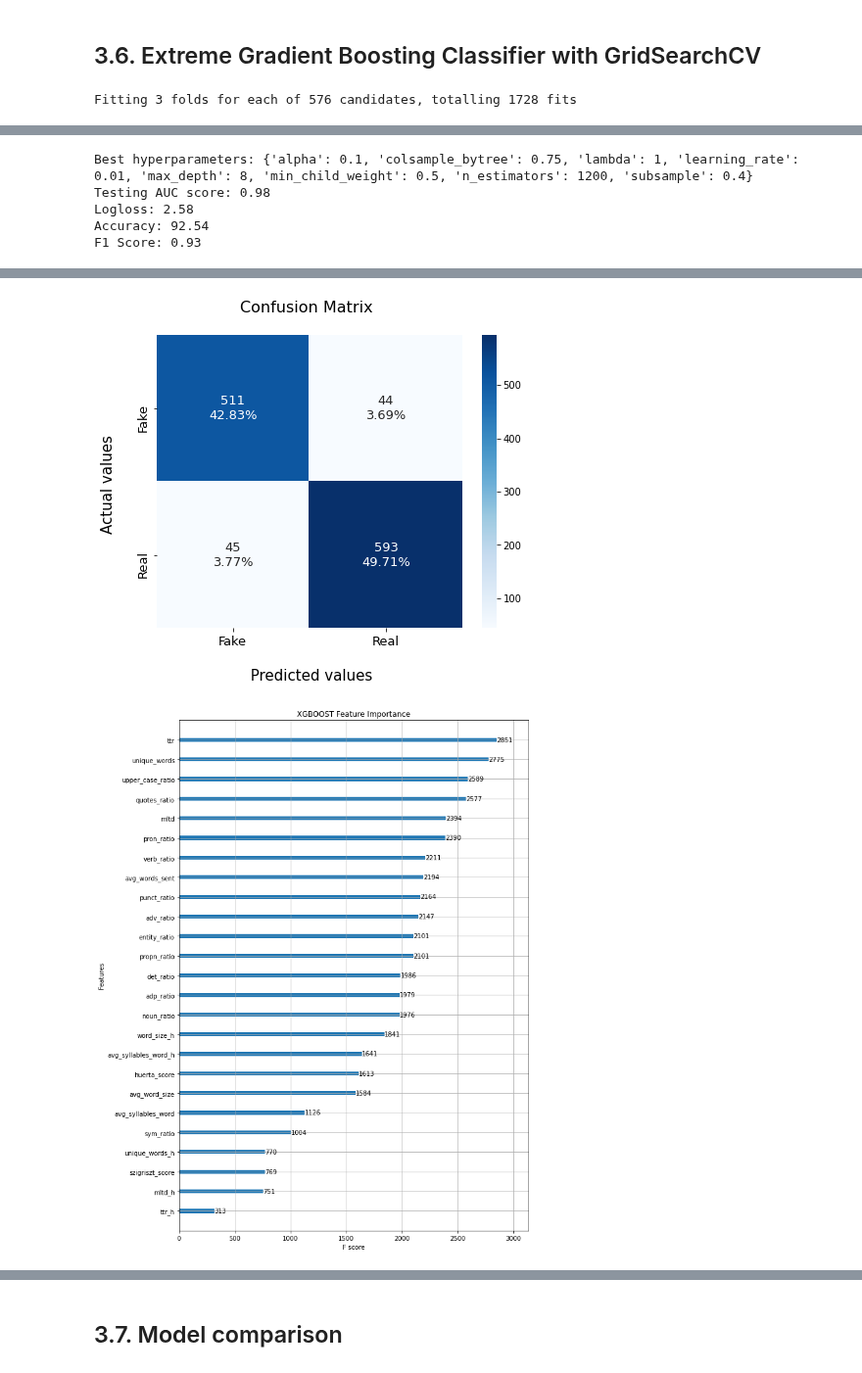
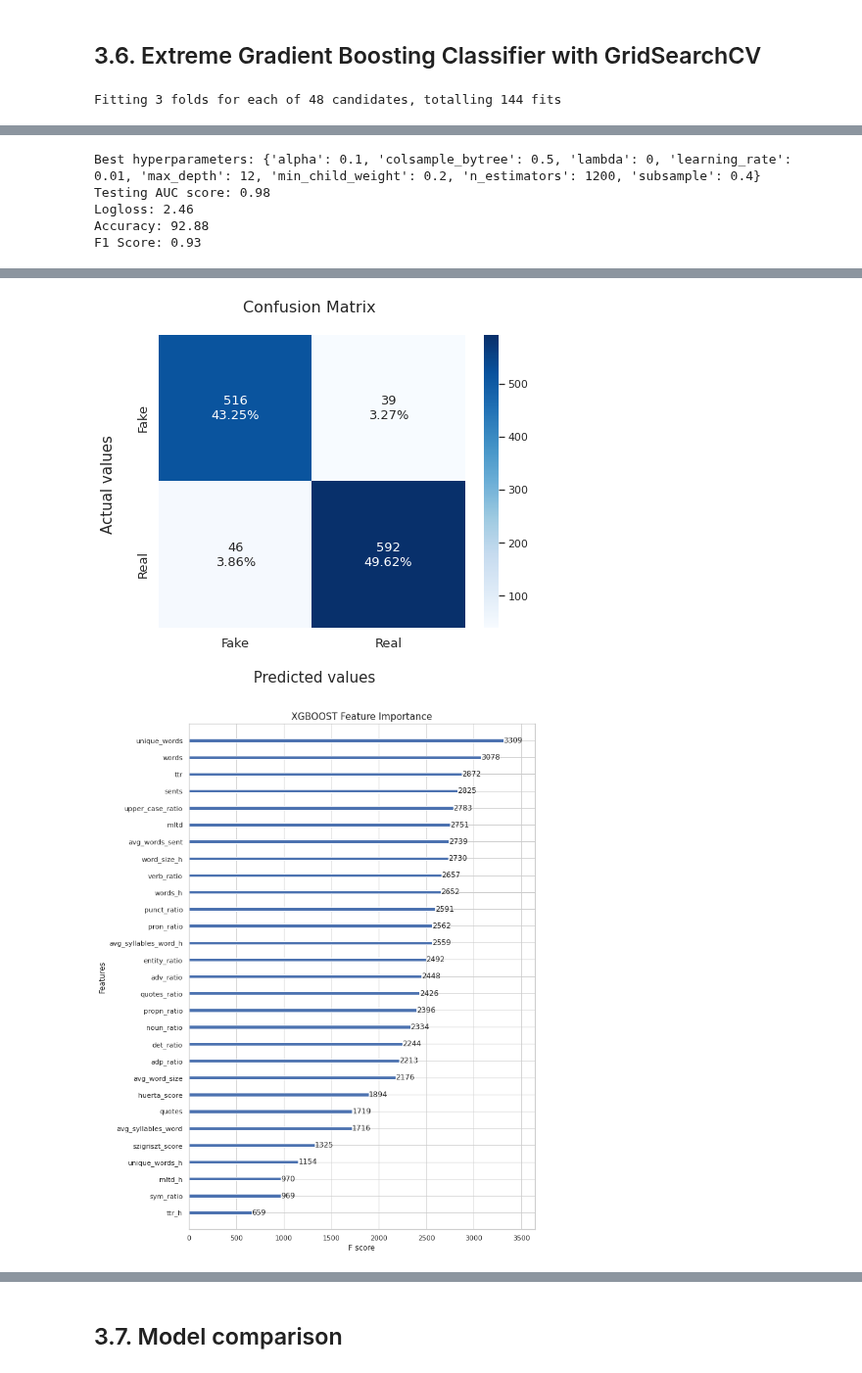
Before and after one commit to pipe11/TFM_fake_news_detector, a Jupyter notebook: models/11_final_notebook_models_explained.ipynb, the cells around one changed output, grey strips where cells are left out. Shown at 98% size. Cells and saved outputs as stored; diff of their text form; code cells hidden in the pictures.

```diff
--- a/models/11_final_notebook_models_explained.ipynb
+++ b/models/11_final_notebook_models_explained.ipynb
@@ -476,10 +477,11 @@ y = df['label']
 
 ########### Numeric features & train, test split ###########
 
-numeric_features = ['word_size_h', 'avg_syllables_word_h', 'unique_words_h', 'ttr_h', 'mltd_h',
-                    'avg_words_sent', 'avg_word_size', 'avg_syllables_word', 'unique_words', 'ttr', 'mltd', 'huerta_score',
-                    'szigriszt_score', 'upper_case_ratio', 'entity_ratio', 'quotes_ratio', 'propn_ratio', 'noun_ratio',
-                    'adp_ratio', 'det_ratio', 'punct_ratio', 'pron_ratio', 'verb_ratio', 'adv_ratio', 'sym_ratio']
+numeric_features = ['words_h', 'word_size_h', 'avg_syllables_word_h', 'unique_words_h', 'ttr_h', 'mltd_h', 'sents',
+                    'words', 'avg_words_sent', 'avg_word_size', 'avg_syllables_word', 'unique_words', 'ttr', 'mltd',
+                    'huerta_score', 'szigriszt_score','upper_case_ratio', 'entity_ratio', 'quotes', 'quotes_ratio',
+                    'propn_ratio', 'noun_ratio', 'adp_ratio', 'det_ratio', 'punct_ratio', 'pron_ratio', 'verb_ratio',
+                    'adv_ratio', 'sym_ratio']
 
 X = df[numeric_features].values
 tfvocab = df[numeric_features].columns.tolist()
@@ -661,11 +663,11 @@ y = df['label']
 
 ########### Training and testing split ###########
 
-numeric_features = ['word_size_h', 'avg_syllables_word_h', 'unique_words_h', 'ttr_h', 'mltd_h',
-                    'avg_words_sent', 'avg_word_size', 'avg_syllables_word', 'unique_words', 'ttr', 'mltd',
-                    'huerta_score', 'szigriszt_score', 'upper_case_ratio', 'entity_ratio', 'quotes_ratio', 'propn_ratio',
-                    'noun_ratio', 'adp_ratio', 'det_ratio', 'punct_ratio', 'pron_ratio', 'verb_ratio', 'adv_ratio',
-                    'sym_ratio']
+numeric_features = ['words_h', 'word_size_h', 'avg_syllables_word_h', 'unique_words_h', 'ttr_h', 'mltd_h', 'sents',
+                    'words', 'avg_words_sent', 'avg_word_size', 'avg_syllables_word', 'unique_words', 'ttr', 'mltd',
+                    'huerta_score', 'szigriszt_score','upper_case_ratio', 'entity_ratio', 'quotes', 'quotes_ratio',
+                    'propn_ratio', 'noun_ratio', 'adp_ratio', 'det_ratio', 'punct_ratio', 'pron_ratio', 'verb_ratio',
+                    'adv_ratio', 'sym_ratio']
 
 X = df[numeric_features]
 feature_names = df[numeric_features].columns.tolist()
@@ -682,13 +684,13 @@ X_train, X_test, y_train, y_test = train_test_split(X, y, test_size = 0.3, rando
 xgb_model = XGBClassifier(eval_metric = 'auc', objective = 'binary:logistic', nthread = 1, seed = 43,
                     scale_pos_weight = imbalance_weight)
 
-xgb_params = {'learning_rate': [0.01, 0.02],
-              'n_estimators': [1000, 1200, 1400],
-              'max_depth': [8, 10],
-              'subsample': [0.4, 0.8],
+xgb_params = {'learning_rate': [0.005, 0.01, 0.015],
+              'n_estimators': [1200],
+              'max_depth': [11, 12],
+              'subsample': [0.3, 0.4],
               'colsample_bytree': [0.5, 0.75],
-              'min_child_weight' : [0.5, 1, 2],
-              'lambda': [0.5, 1],
+              'min_child_weight' : [0.2],
+              'lambda': [0],
               'alpha': [0.1, 0.2]}
 
 skf = StratifiedKFold(n_splits = 3, shuffle = True, random_state = 43)
@@ -732,5 +734,5 @@ plt.title("XGBOOST Feature Importance", fontsize = 15)
 axsub.set_yticklabels(list_yticklabels)
 plt.show()
 # %% [output]
-Fitting 3 folds for each of 576 candidates, totalling 1728 fits
+Fitting 3 folds for each of 48 candidates, totalling 144 fits
 [Parallel(n_jobs=-1)]: Using backend LokyBackend with 8 concurrent workers.
@@ -744,5 +741,5 @@ Fitting 3 folds for each of 576 candidates, totalling 1728 fits
-Best hyperparameters: {'alpha': 0.1, 'colsample_bytree': 0.75, 'lambda': 1, 'learning_rate': 0.01, 'max_depth': 8, 'min_child_weight': 0.5, 'n_estimators': 1200, 'subsample': 0.4}
+Best hyperparameters: {'alpha': 0.1, 'colsample_bytree': 0.5, 'lambda': 0, 'learning_rate': 0.01, 'max_depth': 12, 'min_child_weight': 0.2, 'n_estimators': 1200, 'subsample': 0.4}
 Testing AUC score: 0.98
-Logloss: 2.58
-Accuracy: 92.54
+Logloss: 2.46
+Accuracy: 92.88
 F1 Score: 0.93
@@ -750,2 +747,2 @@ F1 Score: 0.93
-[figure, old version]
+[figure, new version]
-[figure, old version]
+[figure, new version]
```
Also changed, not shown: parts of 12 cells of this notebook, 11 other files.
